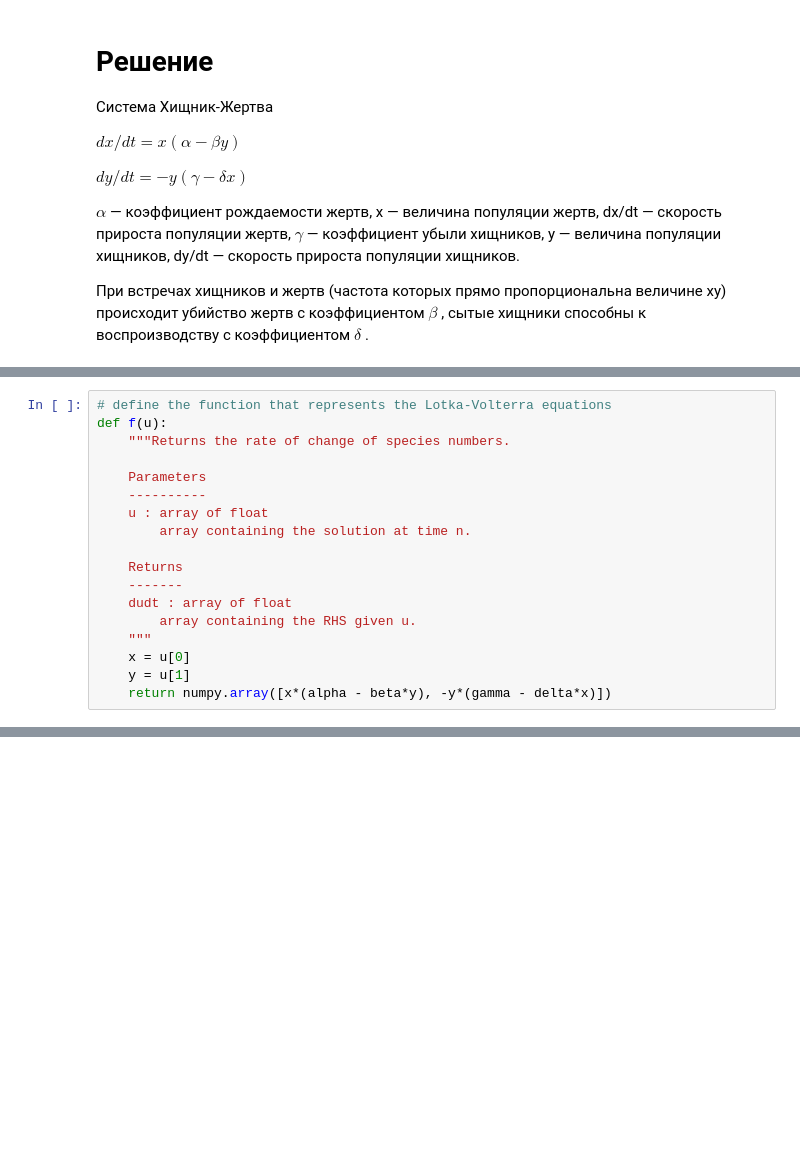
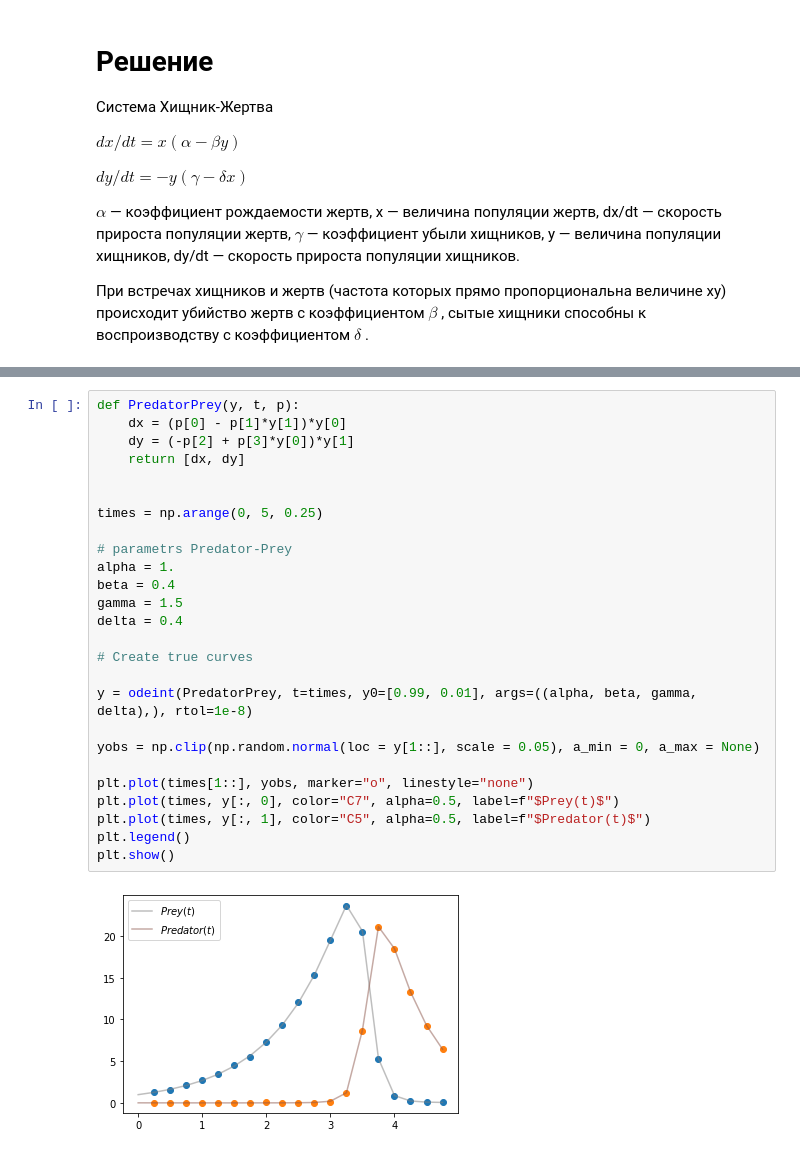
Before and after one commit to Anna-BV/PracticalML21, a Jupyter notebook: Task4/Task4.ipynb, the cells around one changed output, grey strips where cells are left out. Cells and saved outputs as stored; diff of their text form; blank space fills up the shorter version.

```diff
--- a/Task4/Task4.ipynb
+++ b/Task4/Task4.ipynb
@@ -58,18 +26,0 @@ def euler_step(u, f, dt):
-# %%
-# define the function that represents the Lotka-Volterra equations
-def f(u):
-    """Returns the rate of change of species numbers.
-
-    Parameters
-    ----------
-    u : array of float
-        array containing the solution at time n.
-
-    Returns
-    -------
-    dudt : array of float
-        array containing the RHS given u.
-    """
-    x = u[0]
-    y = u[1]
-    return numpy.array([x*(alpha - beta*y), -y*(gamma - delta*x)])
@@ -110,0 +39,28 @@ Text(0.5, 1.0, 'модель Хищник-Жертва')
+# %%
+def PredatorPrey(y, t, p):
+    dx = (p[0] - p[1]*y[1])*y[0]
+    dy = (-p[2] + p[3]*y[0])*y[1]
+    return [dx, dy]
+
+
+times = np.arange(0, 5, 0.25)
+
+# parametrs Predator-Prey
+alpha = 1.
+beta = 0.4
+gamma = 1.5
+delta = 0.4
+
+# Create true curves
+
+y = odeint(PredatorPrey, t=times, y0=[0.99, 0.01], args=((alpha, beta, gamma, delta),), rtol=1e-8)
+
+yobs = np.clip(np.random.normal(loc = y[1::], scale = 0.05), a_min = 0, a_max = None)
+
+plt.plot(times[1::], yobs, marker="o", linestyle="none")
+plt.plot(times, y[:, 0], color="C7", alpha=0.5, label=f"$Prey(t)$")
+plt.plot(times, y[:, 1], color="C5", alpha=0.5, label=f"$Predator(t)$")
+plt.legend()
+plt.show()
+# %% [output]
+[figure, added]
```
Also changed, not shown: parts of 12 cells of this notebook.
